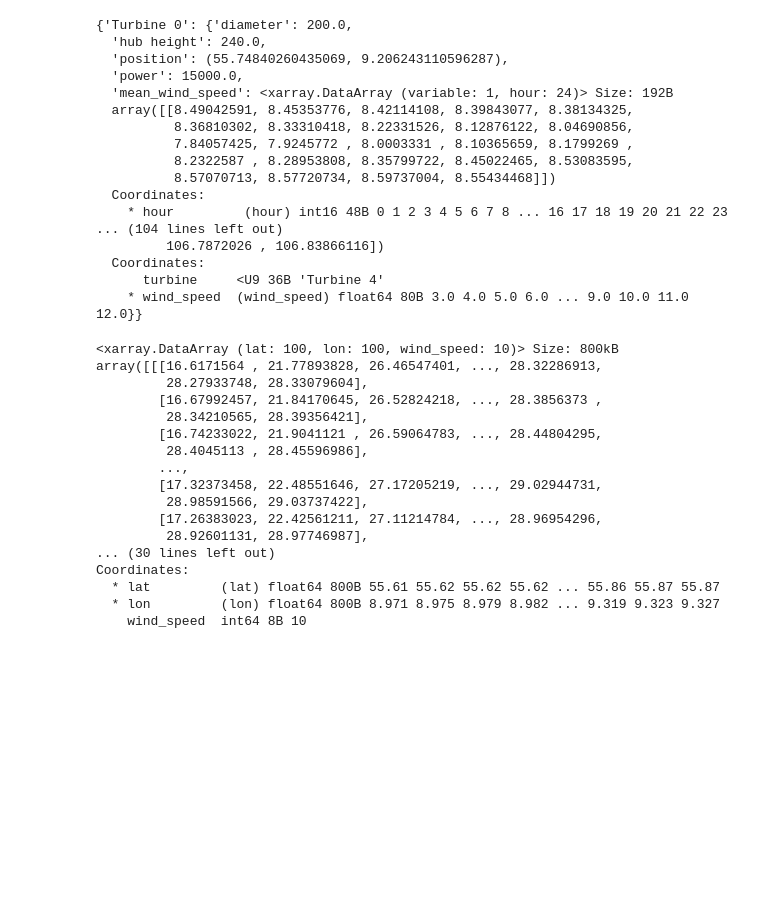
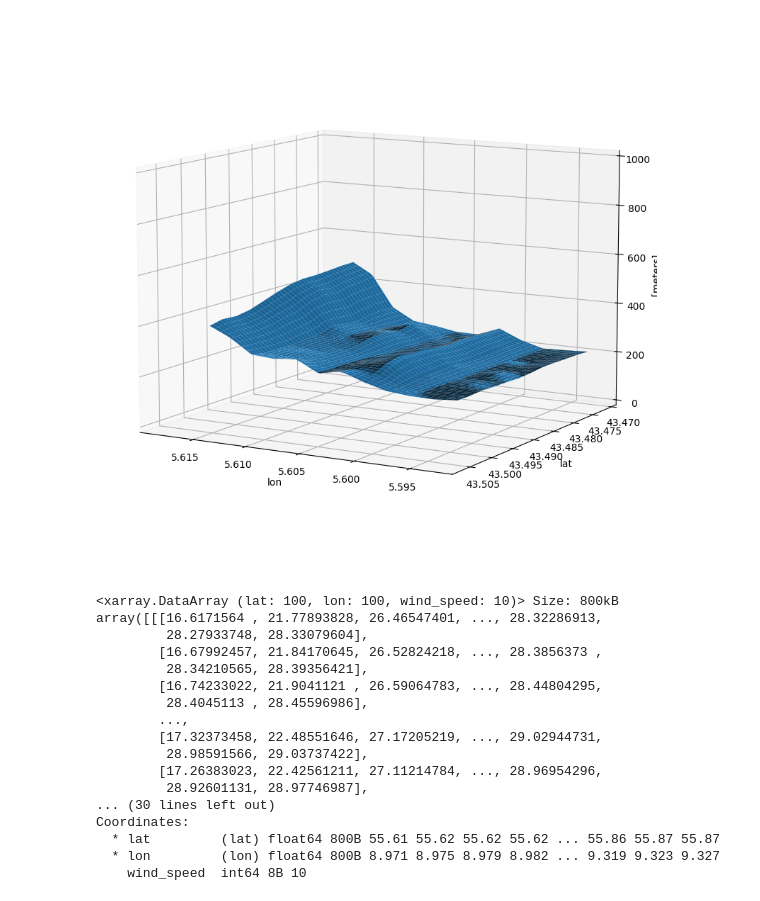
Before and after one commit to nmcdtu/windwhisper, a Jupyter notebook: dev/Untitled.ipynb, the cells around one changed output. Drawn from its saved outputs; the diff is of its cells as text; code cells hidden in the pictures; blank space fills up the shorter version.

```diff
--- a/dev/Untitled.ipynb
+++ b/dev/Untitled.ipynb
@@ -76,23 +93,19 @@ Coordinates:
 # %%
-wt.noise_map.wind_turbines
+import numpy as np
+import matplotlib.pyplot as plt
+
+from mpl_toolkits.mplot3d import Axes3D
+
+fig = plt.figure(figsize=(10, 10))
+ax = fig.add_subplot(111, projection='3d')
+ax.set_zlim(0, 1000)
+
+wt.noise_map.elevation_grid.plot.surface()
+
+# Set the azimuth and elevation angles
+ax.view_init(azim=120, elev=10)
 # %% [output]
-{'Turbine 0': {'diameter': 200.0,
-  'hub height': 240.0,
-  'position': (55.74840260435069, 9.206243110596287),
-  'power': 15000.0,
-  'mean_wind_speed': <xarray.DataArray (variable: 1, hour: 24)> Size: 192B
-  array([[8.49042591, 8.45353776, 8.42114108, 8.39843077, 8.38134325,
-          8.36810302, 8.33310418, 8.22331526, 8.12876122, 8.04690856,
-          7.84057425, 7.9245772 , 8.0003331 , 8.10365659, 8.1799269 ,
-          8.2322587 , 8.28953808, 8.35799722, 8.45022465, 8.53083595,
-          8.57070713, 8.57720734, 8.59737004, 8.55434468]])
-  Coordinates:
-    * hour         (hour) int16 48B 0 1 2 3 4 5 6 7 8 ... 16 17 18 19 20 21 22 23
-... (104 lines left out)
-         106.7872026 , 106.83866116])
-  Coordinates:
-      turbine     <U9 36B 'Turbine 4'
-    * wind_speed  (wind_speed) float64 80B 3.0 4.0 5.0 6.0 ... 9.0 10.0 11.0 12.0}}
+[figure, added]
 # %%
 wt.noise_map.noise_level_at_wind_speeds
 # %% [output]
```
Also changed, not shown: parts of 6 cells of this notebook, 12 other files.
